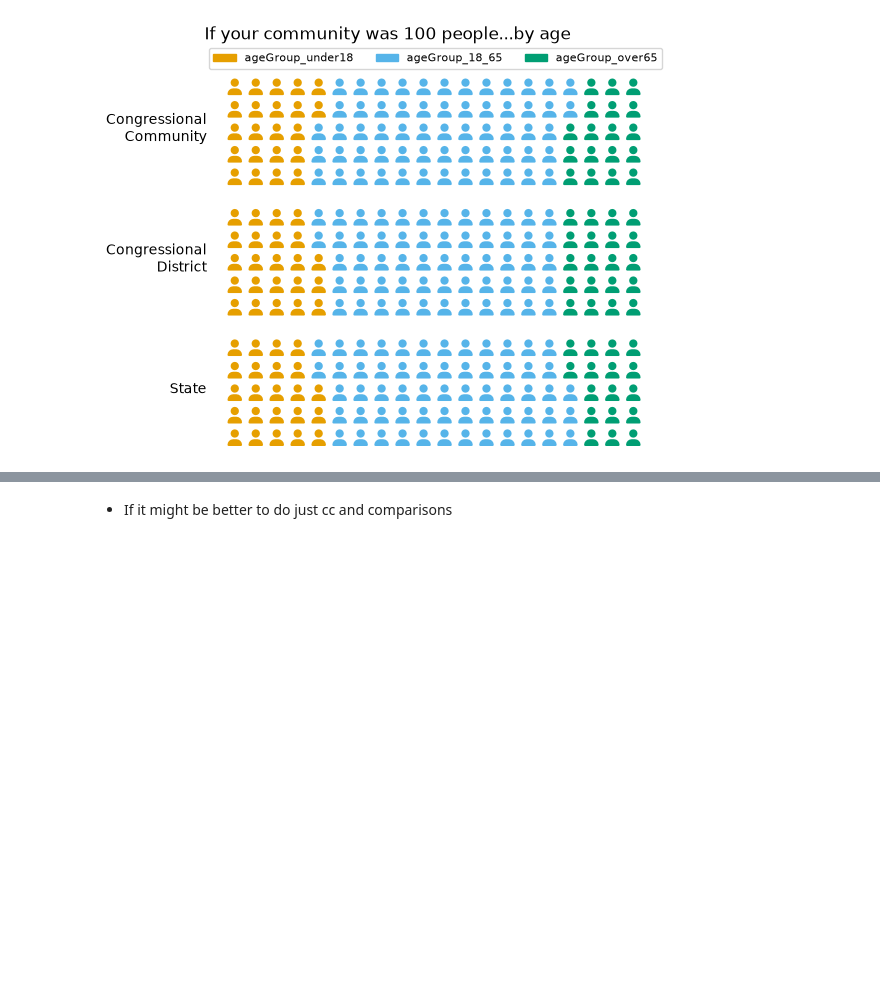
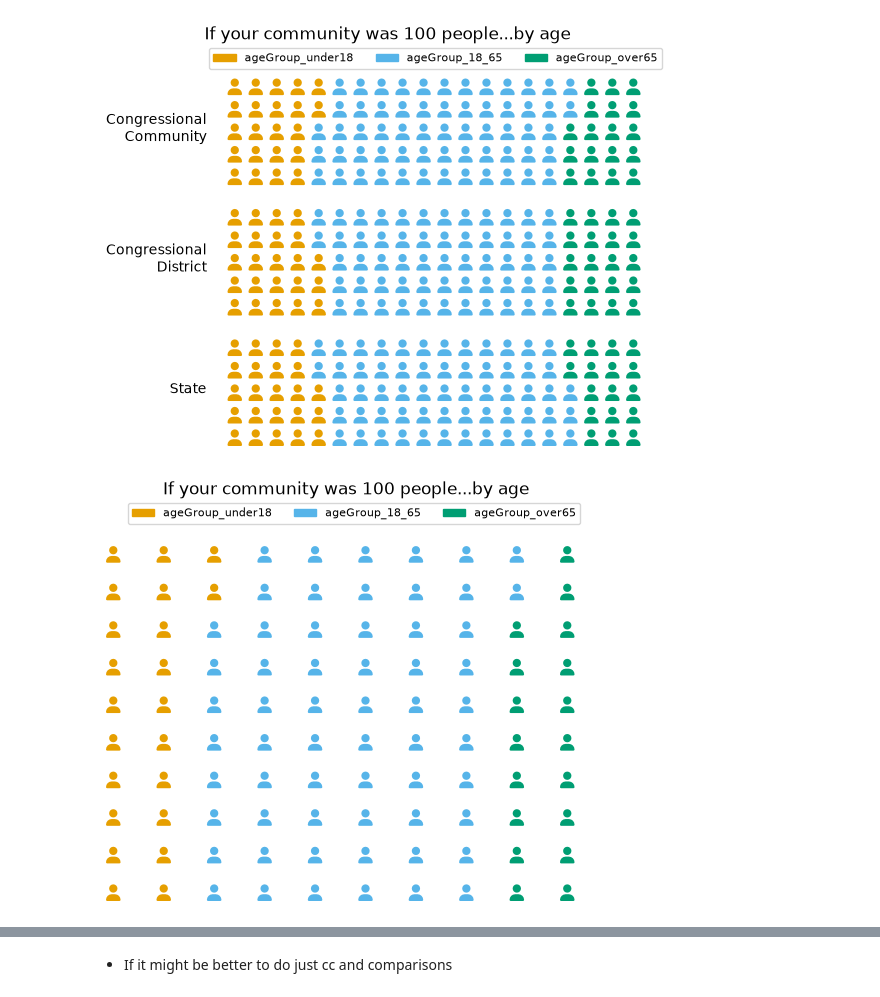
Before and after one commit to camilleberg/congressional_communities, a Jupyter notebook: map_project/new_map_viz/people_char.ipynb, the cells around one changed output, grey strips where cells are left out. Saved outputs shown, nothing was run; the diff lists cells and outputs as text; code cells hidden in the pictures; blank space fills up the shorter version.

```diff
--- a/map_project/new_map_viz/people_char.ipynb
+++ b/map_project/new_map_viz/people_char.ipynb
@@ -252,3 +252,33 @@ def make_full_chart(df_cc_graph, df_cd_graph, df_state_graph):
 fig = make_full_chart(df_cc_graph, df_cd_graph, df_state_graph)
 # %% [output]
 [figure]
+# %%
+def make_full_chart_cc(df_cc_graph):
+
+    fig, ax1  = plt.subplots(1)
+
+
+    ## cc
+    Waffle.make_waffle(
+        ax=ax1,
+        rows=10,
+        columns=10,
+        values=exclude_key(df_cc_graph, 'Total Population'),
+        legend={'loc':'lower center', 'bbox_to_anchor': (0.5, 1),
+                            'ncol':3, 'fontsize':8},
+                    starting_location='NW',
+        icons='user',
+        font_size=12,
+        colors = okabe_ito_colors[0:3]
+    )
+
+
+    fig.suptitle('If your community was 100 people...by age')
+    plt.savefig('./figures/age_comparisons_cc')
+    plt.show()
+
+    return plt
+# %%
+make_full_chart_cc(df_cc_graph)
+# %% [output]
+[figure, added]
```
Also changed, not shown: parts of 1 cell of this notebook, 3 other files.
